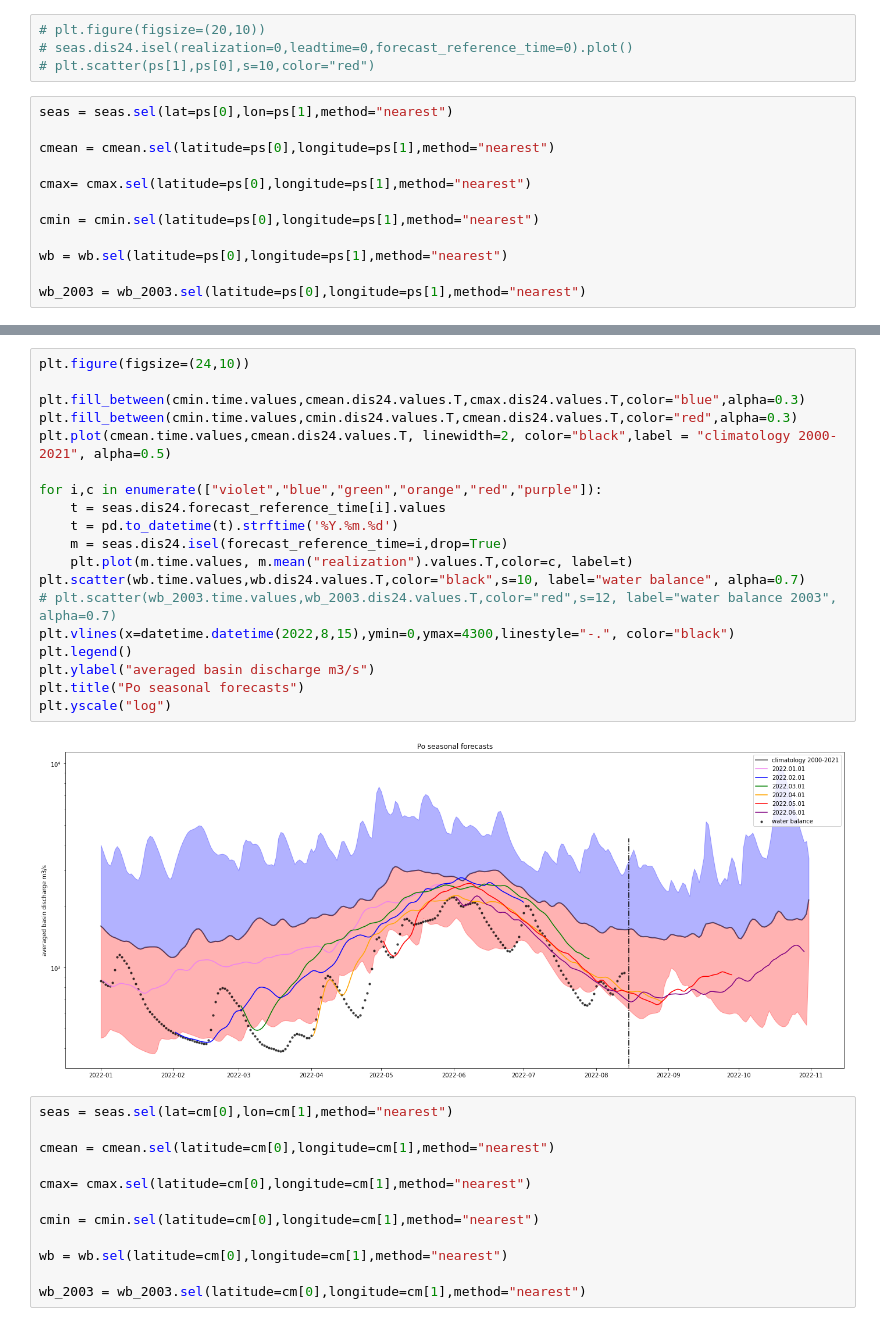
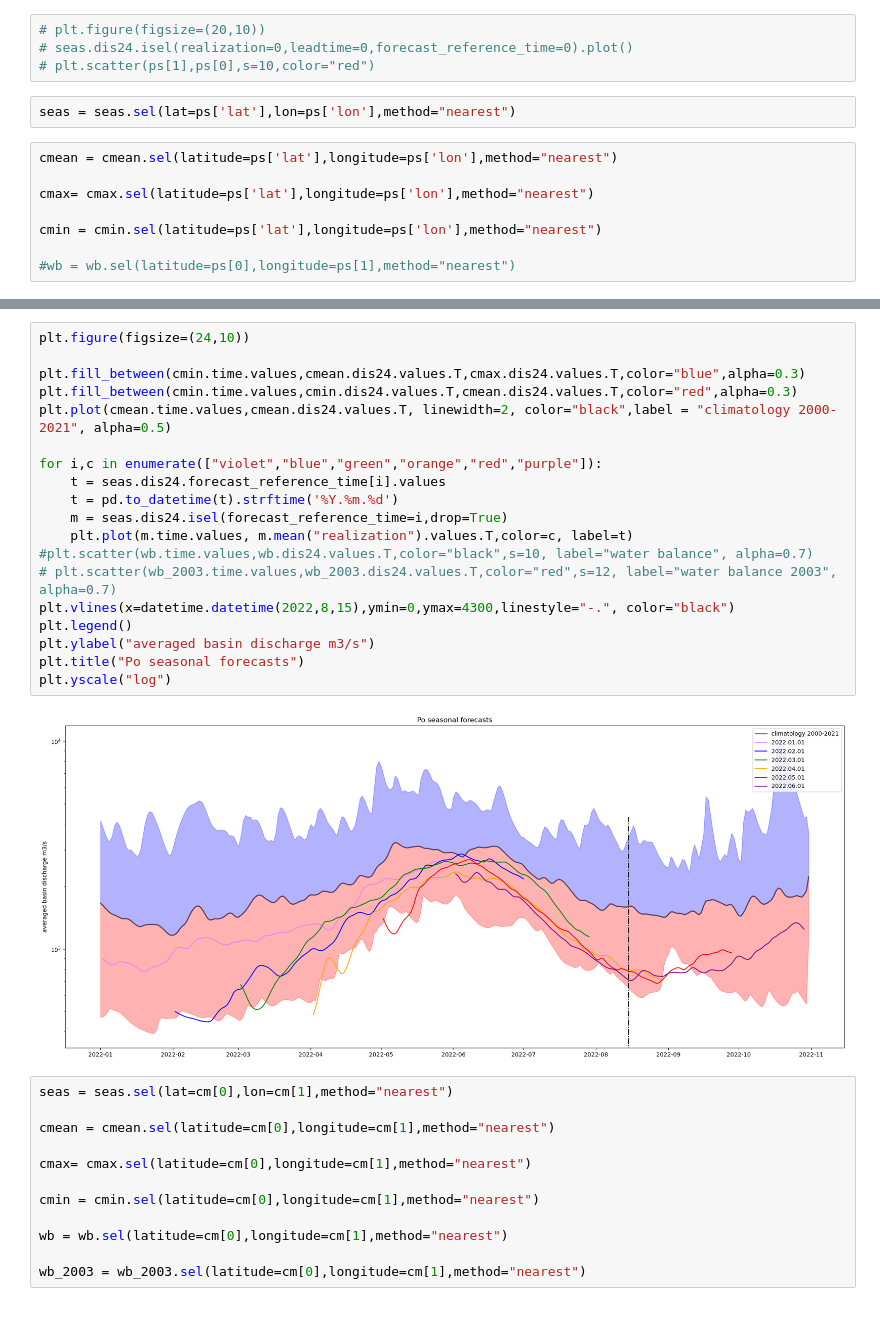
Before and after one commit to iacopoff/climetlab-cems-flood, a Jupyter notebook: docs/source/tutorial/tutorial - Po river summer 2022.ipynb, the cells around one changed output, grey strips where cells are left out. Saved outputs shown, nothing was run; the diff lists cells and outputs as text.

```diff
--- a/docs/source/tutorial/tutorial - Po river summer 2022.ipynb
+++ b/docs/source/tutorial/tutorial - Po river summer 2022.ipynb
@@ -151,15 +183,13 @@ cmax["time"] =  pd.date_range("2022-01-01","2022-10-31")
 # plt.figure(figsize=(20,10))
 # seas.dis24.isel(realization=0,leadtime=0,forecast_reference_time=0).plot()
 # plt.scatter(ps[1],ps[0],s=10,color="red")
-# %%
-seas = seas.sel(lat=ps[0],lon=ps[1],method="nearest")
-
-cmean = cmean.sel(latitude=ps[0],longitude=ps[1],method="nearest")
-
-cmax= cmax.sel(latitude=ps[0],longitude=ps[1],method="nearest")
-
-cmin = cmin.sel(latitude=ps[0],longitude=ps[1],method="nearest")
-
-wb = wb.sel(latitude=ps[0],longitude=ps[1],method="nearest")
-
-wb_2003 = wb_2003.sel(latitude=ps[0],longitude=ps[1],method="nearest")
+# %%
+seas = seas.sel(lat=ps['lat'],lon=ps['lon'],method="nearest")
+# %%
+cmean = cmean.sel(latitude=ps['lat'],longitude=ps['lon'],method="nearest")
+
+cmax= cmax.sel(latitude=ps['lat'],longitude=ps['lon'],method="nearest")
+
+cmin = cmin.sel(latitude=ps['lat'],longitude=ps['lon'],method="nearest")
+
+#wb = wb.sel(latitude=ps[0],longitude=ps[1],method="nearest")
@@ -166,24 +217,24 @@ wb_2003 = wb_2003.sel(latitude=ps[0],longitude=ps[1],method="nearest")
 # %%
 plt.figure(figsize=(24,10))
 
 plt.fill_between(cmin.time.values,cmean.dis24.values.T,cmax.dis24.values.T,color="blue",alpha=0.3)
 plt.fill_between(cmin.time.values,cmin.dis24.values.T,cmean.dis24.values.T,color="red",alpha=0.3)
 plt.plot(cmean.time.values,cmean.dis24.values.T, linewidth=2, color="black",label = "climatology 2000-2021", alpha=0.5)
 
 for i,c in enumerate(["violet","blue","green","orange","red","purple"]):
     t = seas.dis24.forecast_reference_time[i].values
     t = pd.to_datetime(t).strftime('%Y.%m.%d')
     m = seas.dis24.isel(forecast_reference_time=i,drop=True)
     plt.plot(m.time.values, m.mean("realization").values.T,color=c, label=t)
-plt.scatter(wb.time.values,wb.dis24.values.T,color="black",s=10, label="water balance", alpha=0.7)
+#plt.scatter(wb.time.values,wb.dis24.values.T,color="black",s=10, label="water balance", alpha=0.7)
 # plt.scatter(wb_2003.time.values,wb_2003.dis24.values.T,color="red",s=12, label="water balance 2003", alpha=0.7)
 plt.vlines(x=datetime.datetime(2022,8,15),ymin=0,ymax=4300,linestyle="-.", color="black")
 plt.legend()
 plt.ylabel("averaged basin discharge m3/s")
 plt.title("Po seasonal forecasts")
 plt.yscale("log")
 # %% [output]
-[figure, old version]
+[figure, new version]
 # %%
 seas = seas.sel(lat=cm[0],lon=cm[1],method="nearest")
 
```
Also changed, not shown: parts of 21 cells of this notebook.
